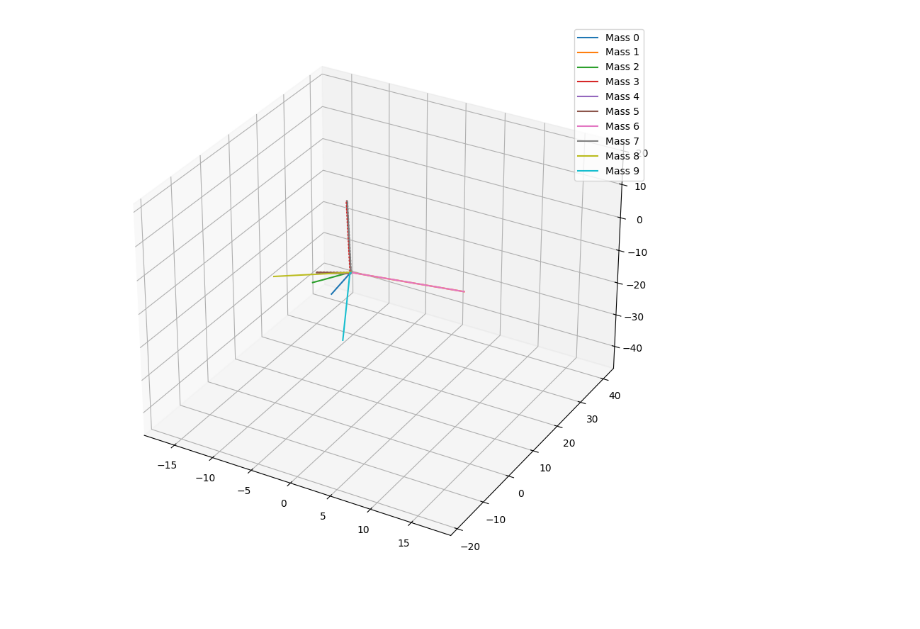
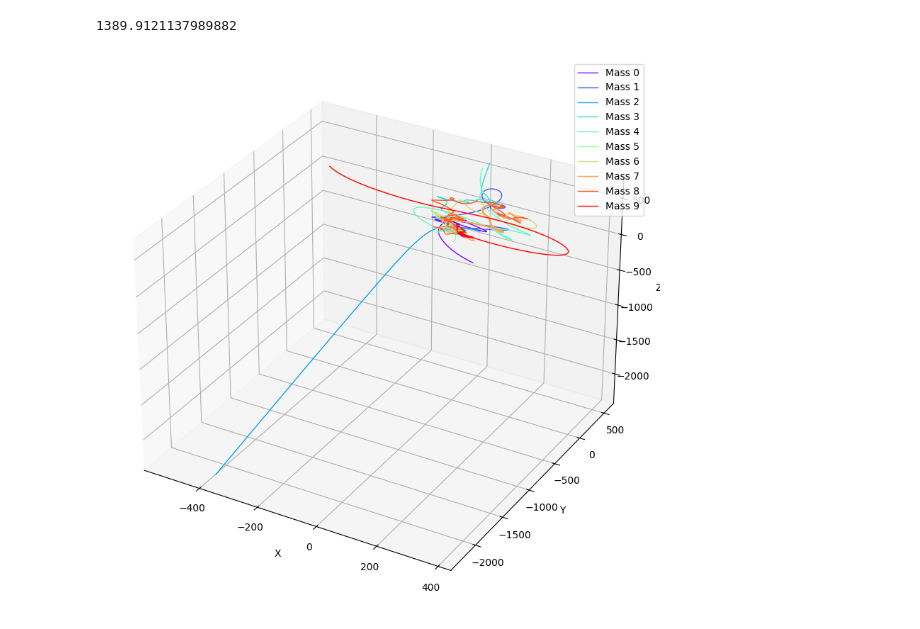
Before and after one commit to Berto70/pod_compastro23, a Jupyter notebook: assignment_3/Nbody.ipynb, the cells around one changed output. Drawn from its saved outputs; the diff is of its cells as text; code cells hidden in the pictures.

```diff
--- a/assignment_3/Nbody.ipynb
+++ b/assignment_3/Nbody.ipynb
@@ -51,12 +45,51 @@ for t in tqdm(tintermediate):
+# %%
+pos_list=[]
+vel_list=[]
+energy_list=[]
+
+
+sorted_distance = np.sort(np.linalg.norm(particles.pos, axis=1))
+system_scale = sorted_distance[int(N/2 -1)]
+
+tdyn = (np.std(np.linalg.norm(particles.vel, axis=1))/system_scale)**(-1)
+tdyn
+# %% [output]
+1389.9121137989882
+# %%
+tevolve=10*tdyn
+tstep = 0.1
+tcurrent=0
+tintermediate = np.linspace(0, tevolve, int(tevolve/tstep))
+for t in tqdm(tintermediate):
+    tstep=t-tcurrent
+    if tstep <=0: continue # continue means go to the next step (i.e. next t in the array)
+    # particles, efftime,_,_,_= fni.integrator_hermite(particles,tstep, acceleration_estimator=fnd.acceleration_direct_vectorized, args={'return_jerk':True})
+    particles, efftime,_,_,_= fni.integrator_tsunami(particles,tstep)
+
+    # Save the particles positions and velocities and energy
+    pos_list.append(particles.pos.copy())
+    vel_list.append(particles.vel.copy())
+    Etot, _, _ = particles.Etot()
+    energy_list.append(Etot)
+    # Here we can save stuff, plot stuff, etc.
+    tcurrent=tcurrent+efftime
 # %%
 pos_array = np.array(pos_list)
 fig = plt.figure(figsize=(15, 10))
 ax = fig.add_subplot(projection='3d')
-for i in range(N):
+color = cm.rainbow(np.linspace(0, 1, N))
+for i,c in enumerate(color):
     x, y, z = pos_array[:, i][:, 0], pos_array[:, i][:, 1], pos_array[:, i][:, 2]
-    ax.plot(x, y, z, label=f'Mass {i}')
+    ax.plot(x, y, z,c=c, label=f'Mass {i}', linewidth=1)
+    # ax.set_xlim(-200, 100)
+    # ax.set_ylim(-200, 400)
+    # ax.set_zlim(-250, 200)
+
+    ax.set_xlabel('X')
+    ax.set_ylabel('Y')
+    ax.set_zlabel('Z')
     ax.legend()
 # %% [output]
-[figure, old version]
+[figure, new version]
 # %%
 # downsampling
```
Also changed, not shown: parts of 6 cells of this notebook, 11 other files.
